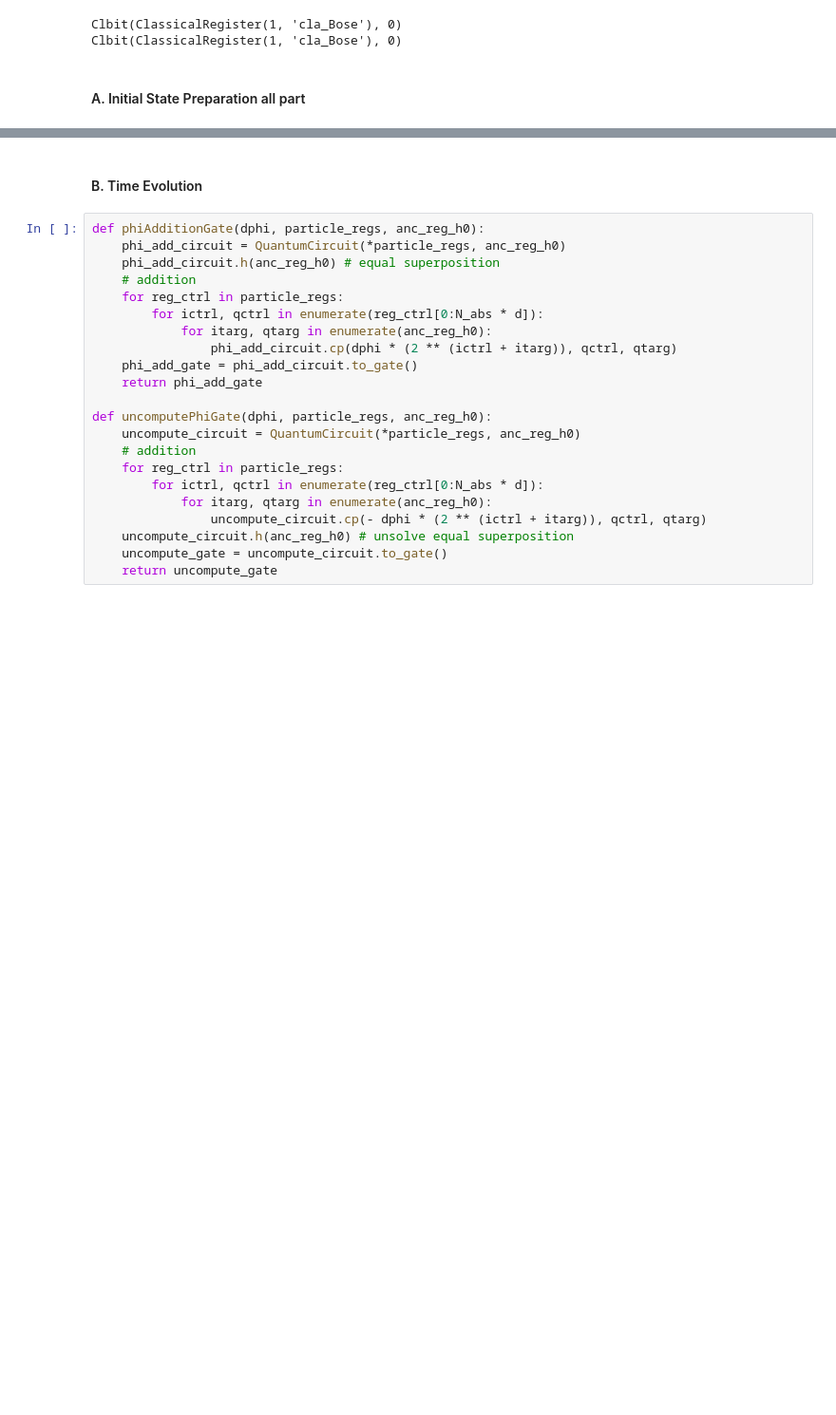
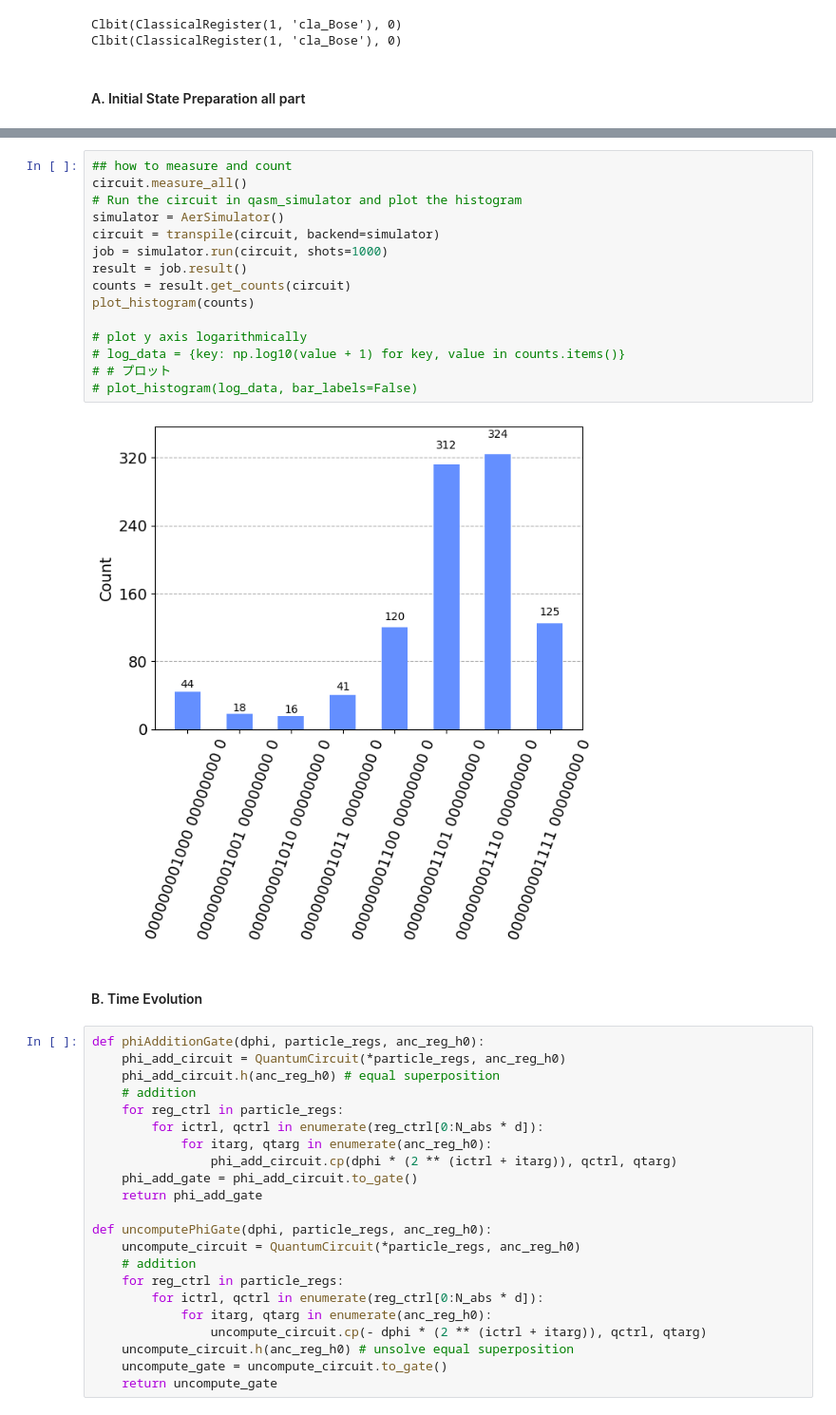
Before and after one commit to UTokyo-ICEPP/single-particle-qft, a Jupyter notebook: qsp/qc_single_particle.ipynb, the cells around one changed output, grey strips where cells are left out. Shown at 95% size. Drawn from its saved outputs; the diff is of its cells as text; blank space fills up the shorter version.

```diff
--- a/qsp/qc_single_particle.ipynb
+++ b/qsp/qc_single_particle.ipynb
@@ -387,3 +400,20 @@ for ireg in range(n):
+# %%
+## how to measure and count
+circuit.measure_all()
+# Run the circuit in qasm_simulator and plot the histogram
+simulator = AerSimulator()
+circuit = transpile(circuit, backend=simulator)
+job = simulator.run(circuit, shots=1000)
+result = job.result()
+counts = result.get_counts(circuit)
+plot_histogram(counts)
+
+# plot y axis logarithmically
+# log_data = {key: np.log10(value + 1) for key, value in counts.items()}
+# # プロット
+# plot_histogram(log_data, bar_labels=False)
+# %% [output]
+[figure, added]
 # %% [markdown]
 #### B. Time Evolution ####
 # %%
```
Also changed, not shown: parts of 28 cells of this notebook, 6 other files.
